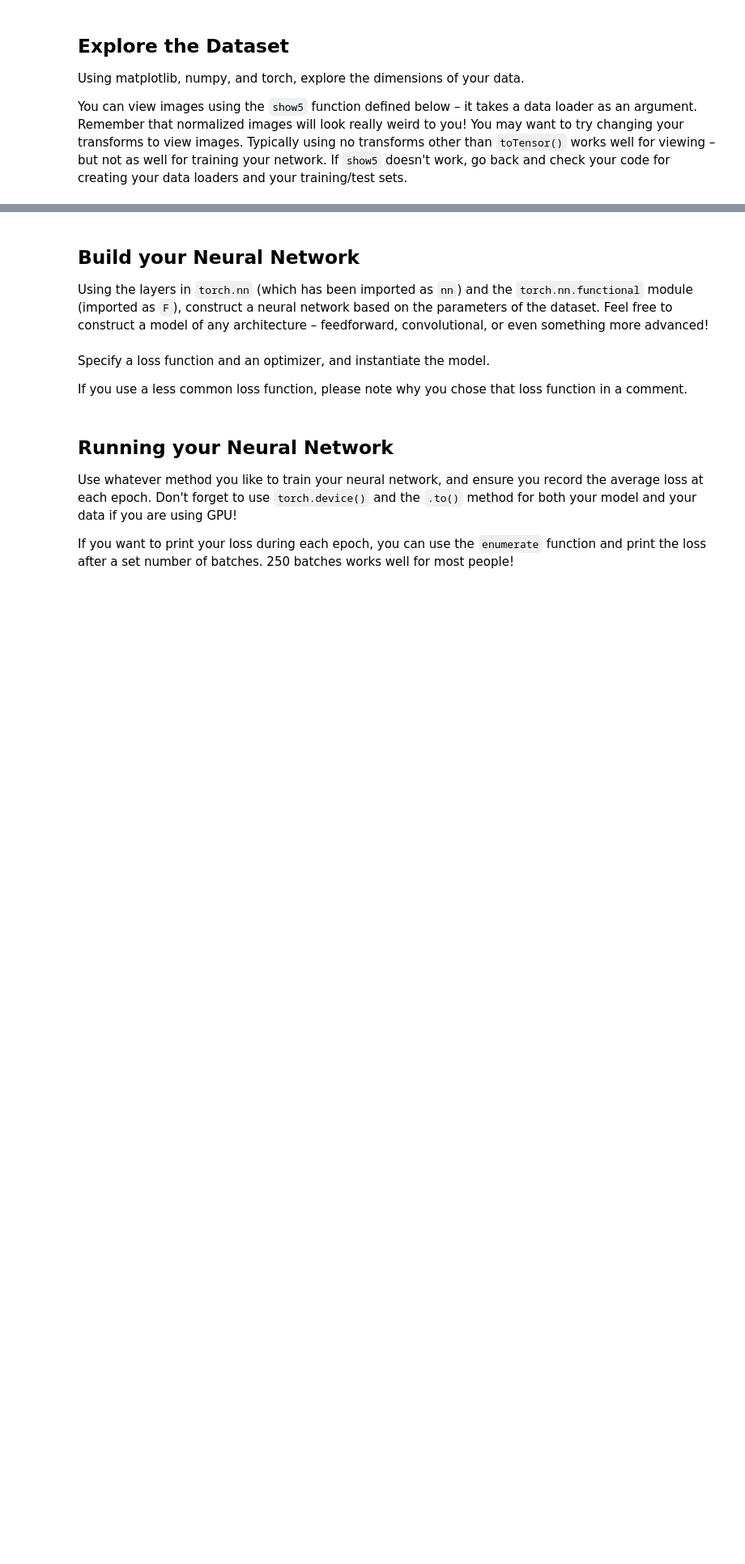
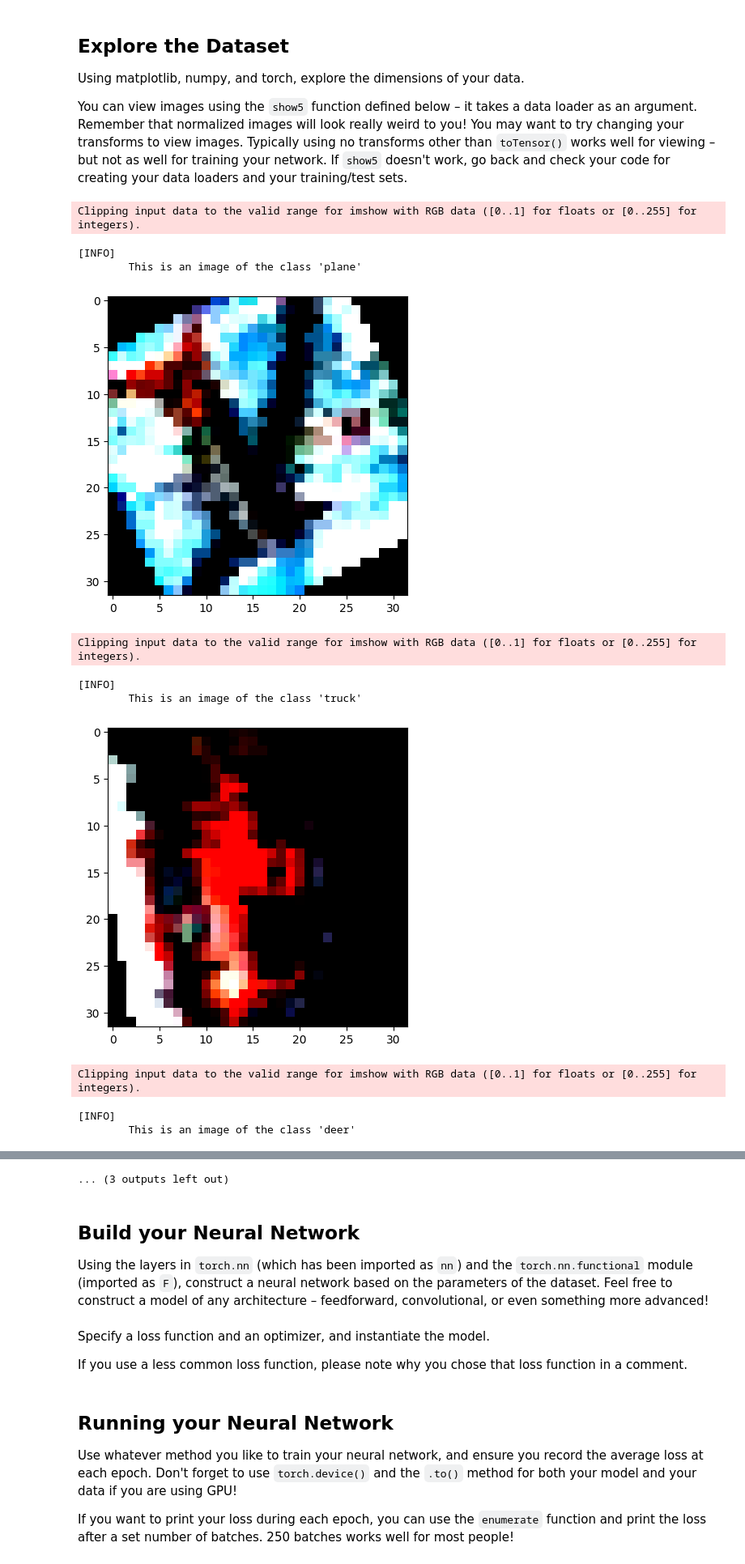
Before and after one commit to fab7/LESSONS-Deep-Learning, a Jupyter notebook: project/CIFAR-10_Image_Classifier-STARTER.ipynb, the cells around one changed output, grey strips where cells are left out. Shown: that part at 81% size. Saved outputs shown, nothing was run; the diff lists cells and outputs as text; code cells hidden in the pictures; blank space fills up the shorter version.

```diff
--- a/project/CIFAR-10_Image_Classifier-STARTER.ipynb
+++ b/project/CIFAR-10_Image_Classifier-STARTER.ipynb
@@ -83,15 +110,37 @@ NameError: name 'train_transform' is not defined
 # %%
 # Define a data transformation pipeline to preprocess the input data
 # before feeding it into a PyTorch model.
-# We will start with the bare minimum required, namely:
+# We will start with the bare minimum required (i.e. w/o data augmentation)
+# and namely:
 #  - transforms.ToTensor() to convert the input images into PyTorch tensors
 #    that can be processed by our model.
 #  - transforms.Normalize((0.49, 0.48, 0.44), (0.25 0.24 0.26)) to normalize
-#    the tensor values between 0 and 1. In this case, the mean and the std
-#    deviation are computed over the 3 RGB channels or retrieved from
-#    the litterature.
+#    the tensor values between 0 and 1. In this case, the mean and the
+#    standard deviation are computed over the 3 RGB channels (see above) or
+#    are retrieved from the litterature.
 train_transforms = transforms.Compose([transforms.RandomRotation(30),
                                        transforms.RandomHorizontalFlip(p=0.5),
                                        transforms.ToTensor(),
-                                       transforms.Normalize([0.485, 0.456, 0.406],
-                                                            [0.229, 0.224, 0.225])])
+                                       transforms.Normalize(cifar10_mean,
+                                                            cifar10_std)])
+
+test_transforms = transforms.Compose([transforms.ToTensor(),
+                                      transforms.Normalize(cifar10_mean,
+                                                           cifar10_std)])
+
+# Load the dataset, create training and a validation sets, apply transforms
+train_set = torchvision.datasets.CIFAR10(root=ROOT_DIR, train=True,
+                                         download=True, transform=train_transforms)
+test_set = torchvision.datasets.CIFAR10(root=ROOT_DIR, train=True,
+                                         download=True, transform=test_transforms)
+
+# Create training and validation dataloaders
+BATCH_SIZE=64
+train_loader = torch.utils.data.DataLoader(train_set, batch_size=BATCH_SIZE,
+                                           shuffle=True, num_workers=2)
+test_loader = torch.utils.data.DataLoader(train_set, batch_size=BATCH_SIZE,
+                                          shuffle=True, num_workers=2)
+
+# Define the 10 classes in the dataset
+classes = ('plane', 'car', 'bird', 'cat', 'deer', 'dog', 'frog', 'horse',
+           'ship', 'truck')
@@ -115,13 +158,27 @@ If `show5` doesn't work, go back and check your code for creating your data load
 # %%
 def show5(img_loader):
     dataiter = iter(img_loader)
 
     batch = next(dataiter)
     labels = batch[1][0:5]
     images = batch[0][0:5]
     for i in range(5):
-        print(classes[labels[i]])
-
+        print(f"[INFO]\n\tThis is an image of the class \'{classes[labels[i]]}\' ")
         image = images[i].numpy()
         plt.imshow(image.T)
         plt.show()
+
+# Explore data
+show5(train_loader)
+# %% [output]
+Clipping input data to the valid range for imshow with RGB data ([0..1] for floats or [0..255] for integers).
+[INFO]
+        This is an image of the class 'plane'
+[figure, added]
+Clipping input data to the valid range for imshow with RGB data ([0..1] for floats or [0..255] for integers).
+[INFO]
+        This is an image of the class 'truck'
+[figure, added]
+Clipping input data to the valid range for imshow with RGB data ([0..1] for floats or [0..255] for integers).
+[INFO]
+        This is an image of the class 'deer'
@@ -127,0 +190 @@ def show5(img_loader):
+... (3 outputs left out)
```
Also changed, not shown: parts of 9 cells of this notebook.
